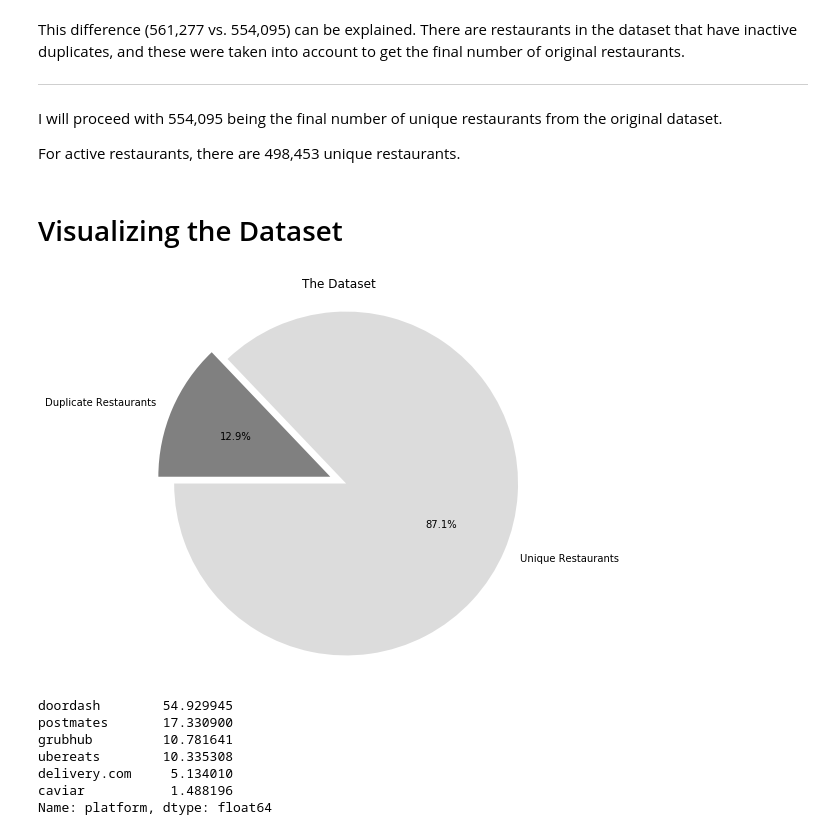
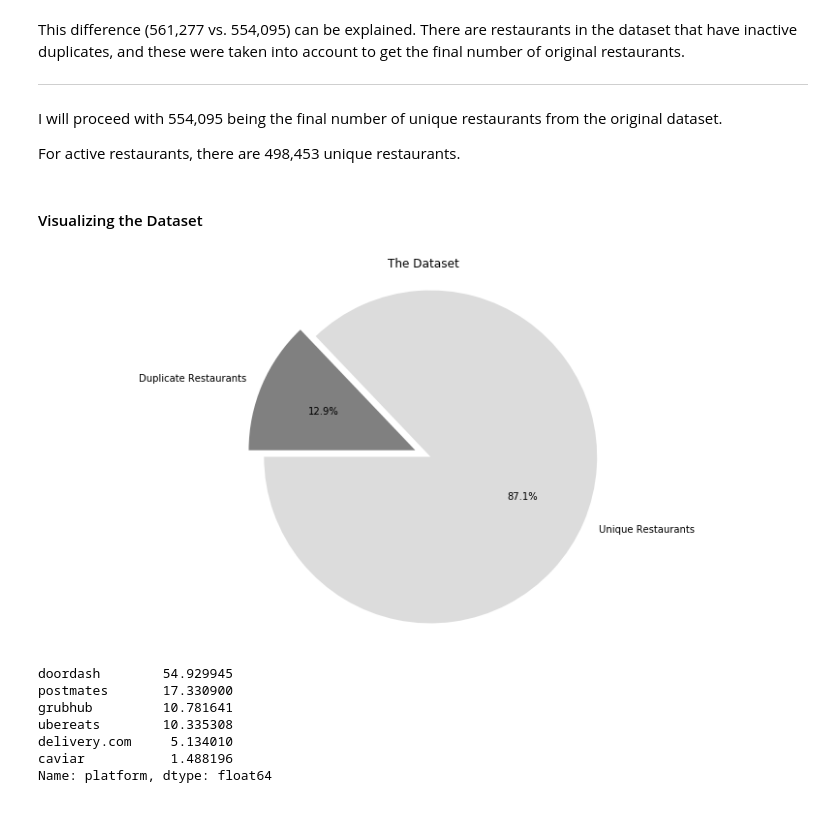
Before and after one commit to Junxchung/Estimating-the-Size-of-the-Online-Food-Ordering-Market, a Jupyter notebook: Cloud Kitchens Otter | Take Home Assessment - Jun Chung.ipynb, the cells around one changed output. Saved outputs shown, nothing was run; the diff lists cells and outputs as text; code cells hidden in the pictures.

```diff
--- a/Otter Case Study Challenge.ipynb
+++ b/Cloud Kitchens Otter | Take Home Assessment - Jun Chung.ipynb
@@ -1510,7 +1565,7 @@ I will proceed with 554,095 being the final number of unique restaurants from th
 
 For active restaurants, there are 498,453 unique restaurants.
 # %% [markdown]
-# Visualizing the Dataset
+#### Visualizing the Dataset
 # %%
 import matplotlib.pyplot as plt
 %matplotlib inline
@@ -1519,23 +1574,24 @@ from matplotlib.patches import ConnectionPatch
 # %%
 # pie graph of unique restaurants vs number of duplicate restaurants in the dataset
 # data['duplicate'] = data.duplicated(subset = ['latitude','longitude'], keep = 'first')
 # print(data['duplicate'].value_counts())
-fig1, ax1 = plt.subplots(figsize=(7,7))
+fig1, ax1 = plt.subplots(figsize=(14,7))
 
 fig1_labels = 'Unique Restaurants', 'Duplicate Restaurants'
 ax1.pie([554095, 81977],
         explode = (0, 0.1),
         labels = fig1_labels,
         autopct = '%1.1f%%',
         shadow = False,
         startangle = 180,
         colors = ['gainsboro', 'gray'])
 ax1.axis('equal')
 ax1.set_title('The Dataset')
 
 plt.show()
+# fig1.savefig('fig1.png')
 # %% [output]
-[figure, old version]
+[figure, new version]
 # %%
 data['platform'].value_counts(normalize = True) * 100
 # %% [output]
```
Also changed, not shown: parts of 56 cells of this notebook, 1 other file.
